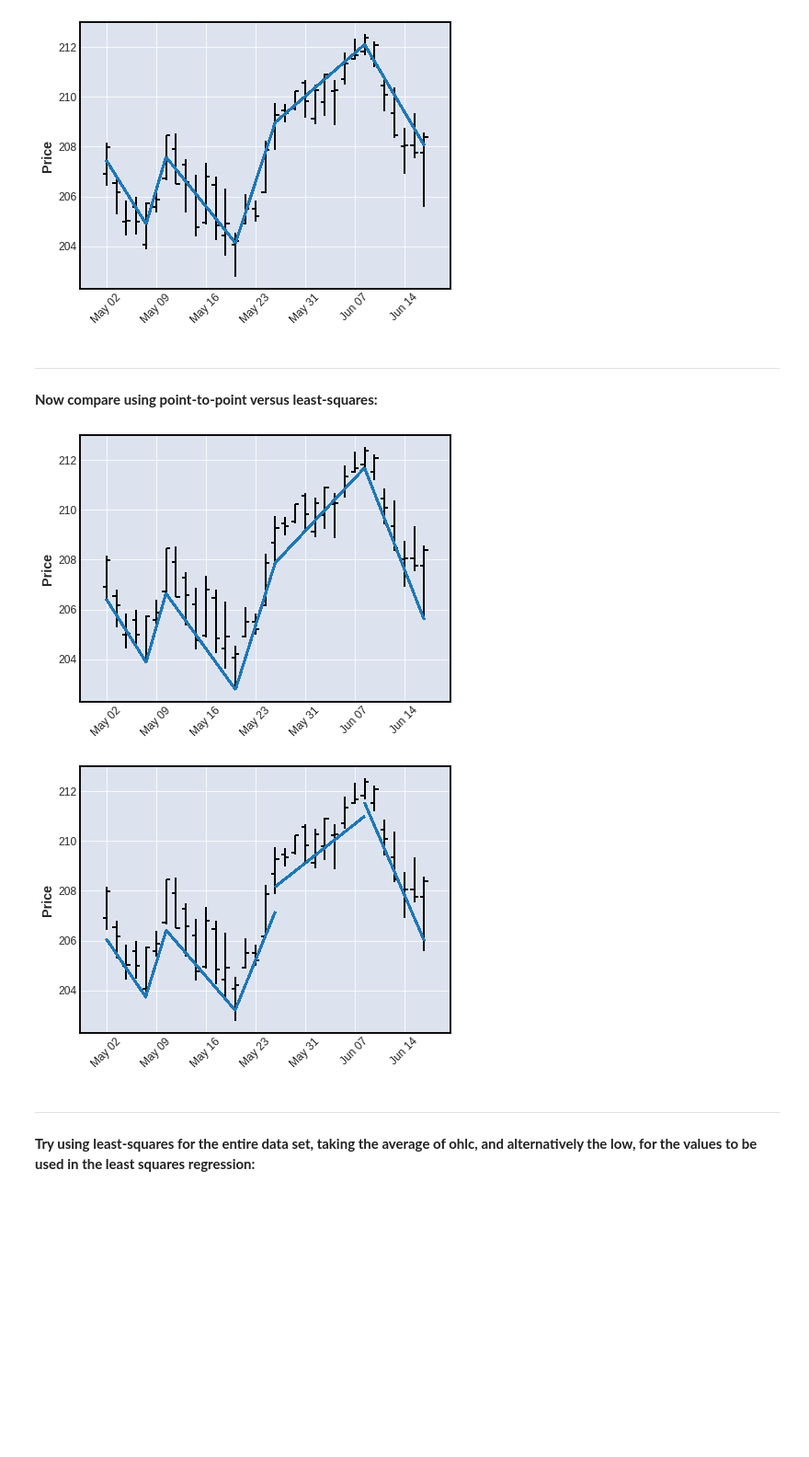
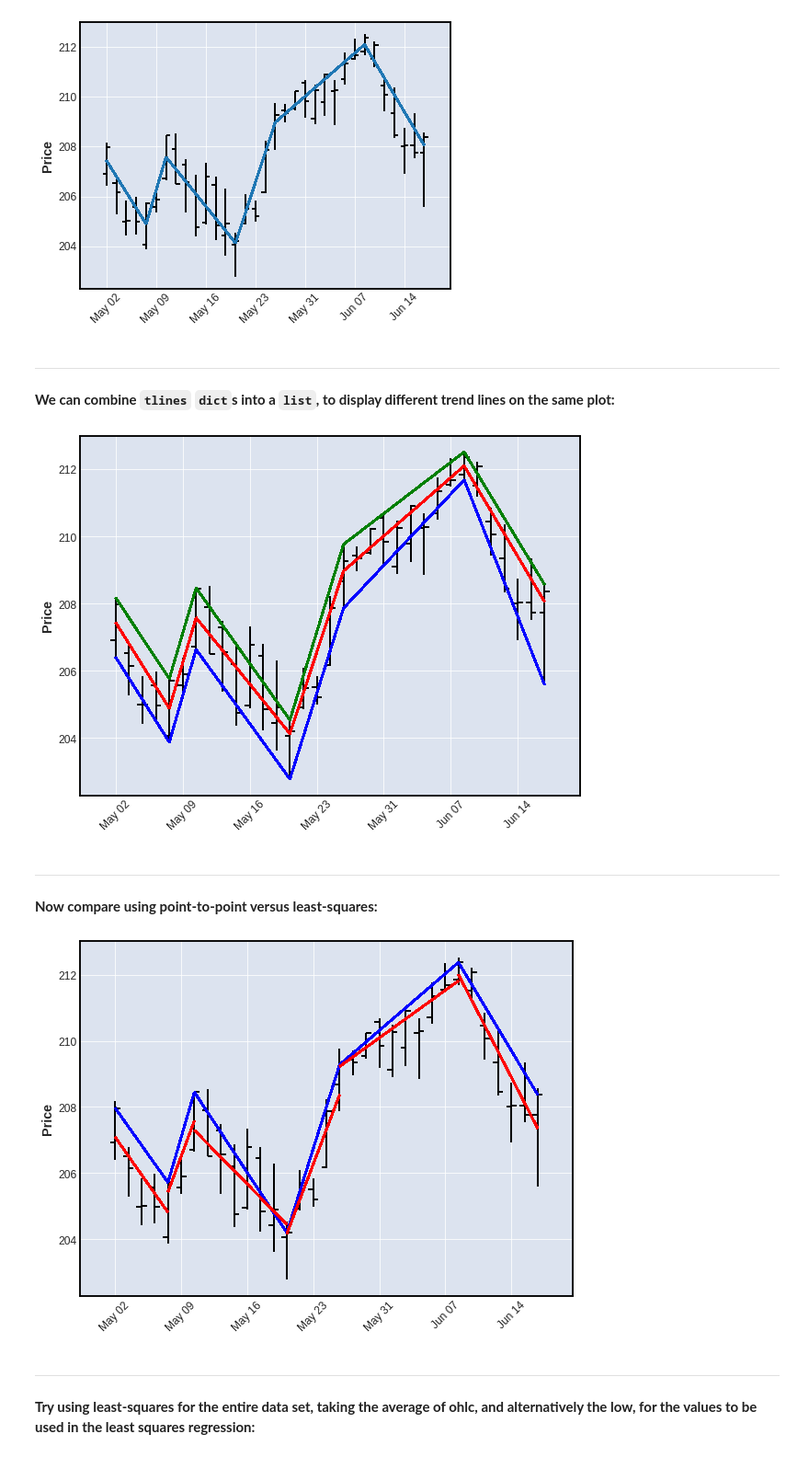
Before and after one commit to matplotlib/mplfinance, a Jupyter notebook: examples/using_lines.ipynb, the cells around one changed output. Shown at 92% size. Saved outputs shown, nothing was run; the diff lists cells and outputs as text; code cells hidden in the pictures; blank space fills up the shorter version.

Commit message:
move `use` and `method` into tlines dict

```diff
--- a/examples/using_lines.ipynb
+++ b/examples/using_lines.ipynb
@@ -257,16 +284,30 @@ mpf.plot(df,tlines=datepairs,tline_use=['open','close'])
 [figure]
 [figure]
 [figure]
+# %% [markdown]
+---
+
+**We can combine `tlines` `dict`s into a `list`, to display different trend lines on the same plot:**
+# %%
+mpf.plot(df,tlines=[dict(tlines=datepairs,tline_use='high',colors='g'),
+                    dict(tlines=datepairs,tline_use='low',colors='b'),
+                    dict(tlines=datepairs,tline_use=['open','close'],colors='r')],
+         figscale=1.35
+        )
+# %% [output]
+[figure, added]
 # %% [markdown]
 ---
 
 **Now compare using point-to-point versus least-squares:**
 # %%
-mpf.plot(df,tlines=datepairs,tline_use='low')  # defaults to point-to-point
-mpf.plot(df,tlines=datepairs,tline_use='low',tline_method='least squares')
+mpf.plot(df,tlines=[dict(tlines=datepairs,colors='b',tline_method='point-to-point'),
+                    dict(tlines=datepairs,colors='r',tline_method='least-squares')
+                   ],
+         figscale=1.33
+        )
 # %% [output]
-[figure, old version]
+[figure, new version]
-[figure, removed]
 # %% [markdown]
 ---
 
```
Also changed, not shown: parts of 13 cells of this notebook, 3 other files.
